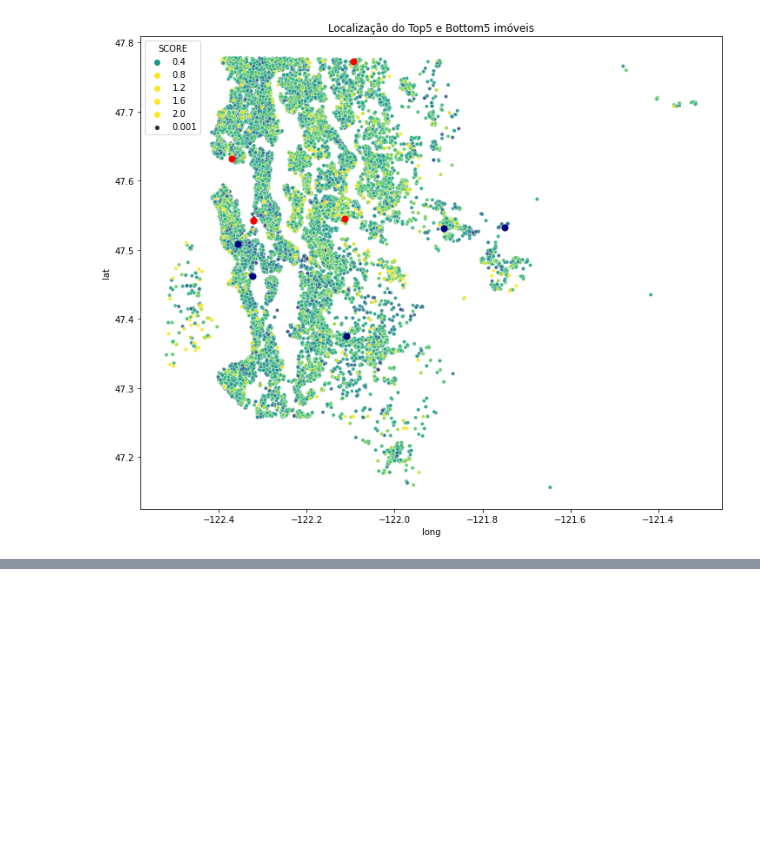
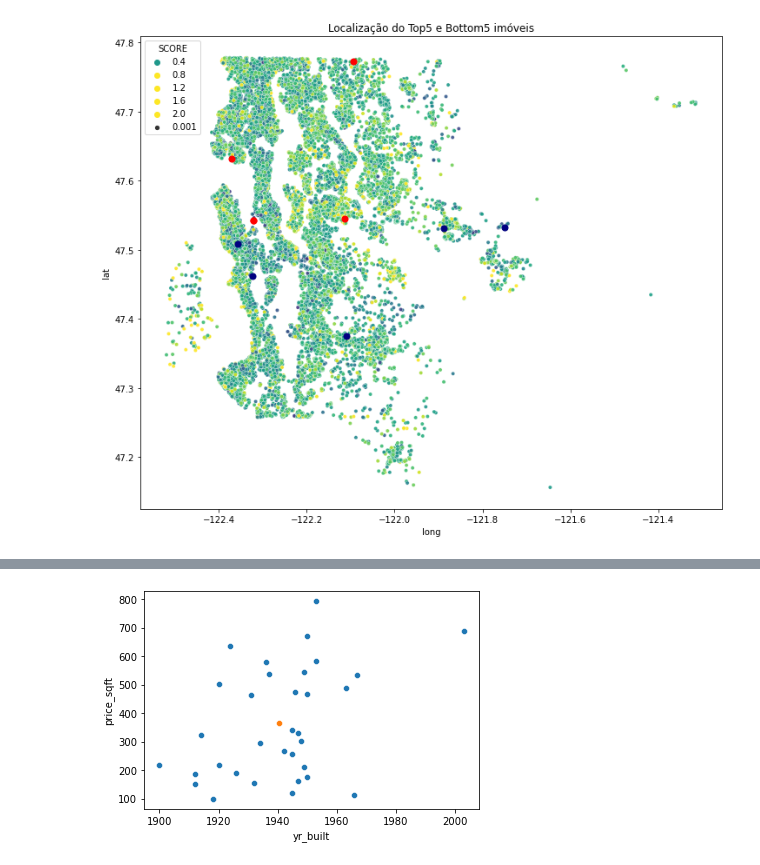
Before and after one commit to mattlamachado/King_County_DNC, a Jupyter notebook: 34012_Roof_Imoveis_1.0.ipynb, the cells around one changed output, grey strips where cells are left out. Cells and saved outputs as stored; diff of their text form; code cells hidden in the pictures; blank space fills up the shorter version.

```diff
--- a/34012_Roof_Imoveis_1.0.ipynb
+++ b/34012_Roof_Imoveis_1.0.ipynb
@@ -249,0 +304,7 @@ plt.show()
+# %%
+y = roof_c[roof_c['grade']<5]
+plt.figure()
+sns.scatterplot(x = y['yr_built'], y = y['price_sqft'])
+sns.scatterplot(x = [y['yr_built'].mean()], y =[ y['price_sqft'].mean()]);
+# %% [output]
+[figure, added]
```
Also changed, not shown: parts of 19 cells of this notebook, 2 other files.
